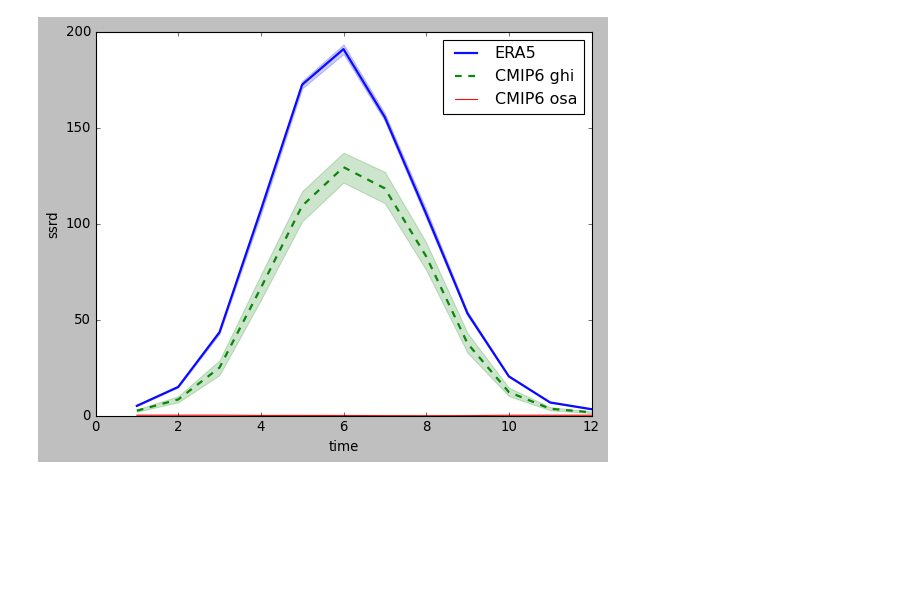
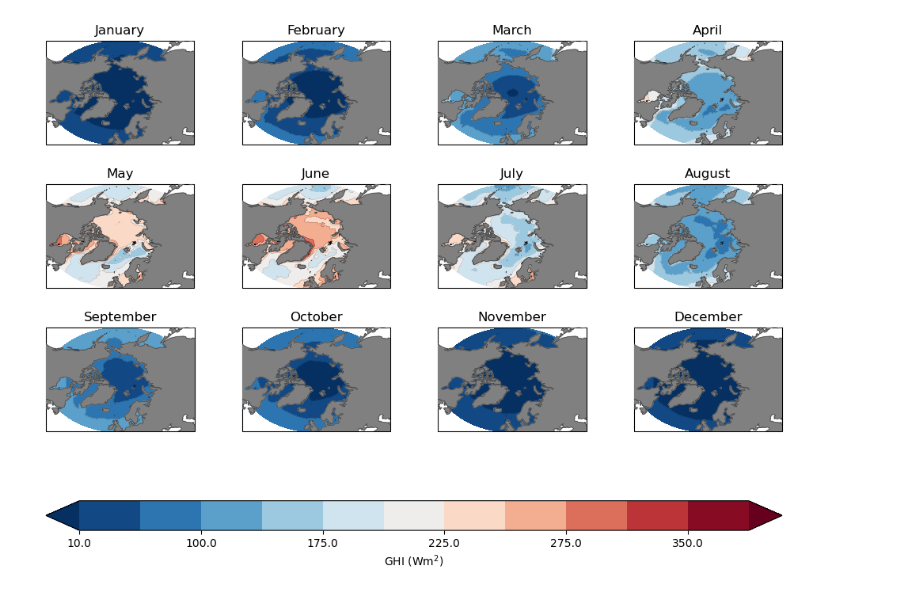
Before and after one commit to trondkr/cmip6-albedo, a Jupyter notebook: CMIP6_ERA5_comparison_v2.ipynb, the cells around one changed output. Drawn from its saved outputs; the diff is of its cells as text; code cells hidden in the pictures; blank space fills up the shorter version.

```diff
--- a/CMIP6_ERA5_comparison_v2.ipynb
+++ b/CMIP6_ERA5_comparison_v2.ipynb
@@ -15,11 +15,13 @@ import matplotlib.pyplot as plt
 import pandas as pd
 warnings.filterwarnings('ignore')
 from tabulate import tabulate
-plt.style.use('mpl15')
+plt.style.use('default')
 import cftime
 import cartopy.crs as ccrs
 import pvlib
+import os
 from global_land_mask import globe
+import CMIP6_light_map
 
 #xr.set_options(display_style="html")
 # %%
@@ -158,36 +176,30 @@ def get_area_averaged_ds(fname,min_lat,max_lat,min_lon,max_lon,var_name):
 %%time
 scenarios=["ssp585"]
 ensemble_id="r1i1p1f1"
-period="2000-01-01-2009-12-16"
-start_time="2000-01-01"
-end_time="2009-12-16"
+period="1950-01-01-2099-12-16"
+start_time="1950-01-01"
+end_time="2099-12-16"
 
-models=["ACCESS-ESM1-5"]
+models=["MPI-ESM1-2-HR"]
 era_var_name="ssrd"
-#era_var_name="msdwswrf"
+era_var_name="msdwswrf"
 ds_var_name1="ghi"
 ds_var_name2="osa"
 ds_var_name3="drair"
 ds_var_name4="dfair"
 
-area_name= "Southern Norway" #"North and East Barents Sea" #"Gulf of Alaska" # #"Southern Norway" #"North and East Barents Sea" #"Gulf of Alaska" #"North and East Iceland" #"North and East Barents Sea" #"High Arctic Archipelago"
-region_code=2
-# Converting units see here:
-# https://confluence.ecmwf.int/display/CKB/ERA5%3A+data+documentation#ERA5:datadocumentation-Monthlymeans
-do_map=True
+era_datafile="../oceanography/light/ncfiles/ERA5_global_hourly_shortwave.nc"
+era_datafile="../oceanography/light/ncfiles/ERA5_global_shortwave.nc"
 
-era_datafile="../oceanography/light/ncfiles/ERA5_global_hourly_shortwave.nc"
-#era_datafile="../oceanography/light/ncfiles/ERA5_global_shortwave.nc"
-
-era = get_era5(era_datafile, start_time, end_time)
-#era = get_mean_era5(era_datafile, start_time, end_time)
+#era = get_era5(era_datafile, start_time, end_time)
+era = get_mean_era5(era_datafile, start_time, end_time)
 
 #distance = haversine(lon1,lat1,lon2,lat2)
 
 min_lat=50
 max_lat=90
-min_lon=-30
-max_lon=18
+min_lon=-180
+max_lon=180
 era = era.reindex(lat=list(reversed(era.lat)))
 era = era.sel(lat=slice(min_lat,max_lat),lon=slice(min_lon,max_lon))
 
@@ -196,6 +208,18 @@ is_in_ocean = globe.is_ocean(lat1,lon1)
 era.coords['mask'] = (('lat', 'lon'), is_in_ocean)
 
 era = era[era_var_name].where(era.mask==1).fillna(0)
+era_clim = era.resample(time="MS", loffset=pd.Timedelta(14, 'd')).mean()
+era_clim = era_clim.groupby(era.time.dt.month).mean()
+
+clim_file="bias_correct/climatology_monthly_era5_{}.nc".format(era_var_name)
+if os.path.exists(clim_file):
+    os.remove(clim_file)
+era_clim.to_netcdf(clim_file)
+
+CMIP6_light_map.plot_monthly_climatology(era_clim,era_var_name,
+                             "bias_correct",
+                             prefix="CMIP6_light")
+
 era = era.mean({"lat","lon"})
 era = era.resample(time="MS", loffset=pd.Timedelta(14, 'd')).mean()
 
@@ -206,17 +230,16 @@ for i, station in enumerate(stations):
     for scenario in scenarios:
         for model in models:
             fname="../oceanography/light/ncfiles/{}_{}_{}_{}_scenario_osa_{}.nc".format(ds_var_name1, model, ensemble_id,period,scenario)
-
-            df1 = get_area_averaged_ds(fname,min_lat,max_lat,min_lon,max_lon,ds_var_name1)
+            df1, ds1_clim = get_area_averaged_ds(fname,min_lat,max_lat,min_lon,max_lon,ds_var_name1)
 
             fname2="../oceanography/light/ncfiles/{}_{}_{}_{}_scenario_osa_{}.nc".format(ds_var_name2,model, ensemble_id,period,scenario)
-            df2 = get_area_averaged_ds(fname2,min_lat,max_lat,min_lon,max_lon,ds_var_name2)
+            df2, ds2_clim = get_area_averaged_ds(fname2,min_lat,max_lat,min_lon,max_lon,ds_var_name2)
 
             fname3="../oceanography/light/ncfiles/{}_{}_{}_{}_scenario_osa_{}.nc".format(ds_var_name3,model, ensemble_id,period,scenario)
-            df3 = get_area_averaged_ds(fname3,min_lat,max_lat,min_lon,max_lon,ds_var_name3)
+            df3, ds3_clim = get_area_averaged_ds(fname3,min_lat,max_lat,min_lon,max_lon,ds_var_name3)
 
             fname4="../oceanography/light/ncfiles/{}_{}_{}_{}_scenario_osa_{}.nc".format(ds_var_name4,model, ensemble_id,period,scenario)
-            df4 = get_area_averaged_ds(fname4,min_lat,max_lat,min_lon,max_lon,ds_var_name4)
+            df4, ds4_clim = get_area_averaged_ds(fname4,min_lat,max_lat,min_lon,max_lon,ds_var_name4)
 
             df3["dr"]=df3[ds_var_name3]+df4[ds_var_name4]
             fig3, axes3 = plt.subplots(1, 1)
@@ -227,13 +250,33 @@ for i, station in enumerate(stations):
             sns.lineplot(ax=axes3, data=df1, x=df1.time.dt.month, y=ds_var_name1,
                          ci=95, alpha=0.95,#hue=df1.time.dt.month,
                          legend="auto", label="CMIP6 {}".format(ds_var_name1), linewidth=2, linestyle="--")
-            sns.lineplot(ax=axes3, data=df2, x=df2.time.dt.month, y=ds_var_name2,
+            sns.lineplot(ax=axes3, data=df3, x=df3.time.dt.month, y="dr",
+                         ci=95, alpha=0.95,
+                         legend="auto", label="CMIP6 df+dr")
+
+            fig2, axes2 = plt.subplots(1, 1)
+            sns.lineplot(ax=axes2, data=df2, x=df3.time, y=ds_var_name2, #hue=df3.time.dt.month,
                          ci=95, alpha=0.95,
                          legend="auto", label="CMIP6 {}".format(ds_var_name2))
 
-            fig2, axes2 = plt.subplots(1, 1)
-            sns.lineplot(ax=axes2, data=df3, x=df3.time.dt.month, y="dr", #hue=df3.time.dt.month,
+            # Timeseries
+            fig1, axes1 = plt.subplots(1, 1)
+            sns.lineplot(ax=axes1, data=era_df, x=era_df.time,
+                         y=era_var_name, #hue=era_df.time.dt.month,
                          ci=95, alpha=0.95,
-                         legend="auto", label="CMIP6 dr+df")
+                             legend="auto", label="ERA5", linewidth=2)
+            sns.lineplot(ax=axes1, data=df1, x=df1.time,
+                         y=ds_var_name1,
+                         ci=95, alpha=0.95,#hue=df1.time.dt.month,
+                         legend="auto", label="CMIP6 {}".format(ds_var_name1), linewidth=2, linestyle="--")
+            sns.lineplot(ax=axes1, data=df3, x=df3.time,
+                         y="dr",
+                         ci=95, alpha=0.95,
+                         legend="auto", label="CMIP6 df+dr")
             print("Correlation", df1.corrwith(era_df[era_var_name]))
+
+
+            CMIP6_light_map.plot_monthly_climatology(era_clim-ds1_clim,"anomalies",
+                             "bias_correct",
+                             prefix="CMIP6_light")
 # %% [output]
@@ -251 +284 @@ Wall time: 53.2 s
-[figure, old version]
+[figure, new version]
```
Also changed, not shown: parts of 4 cells of this notebook, 4 other files.
